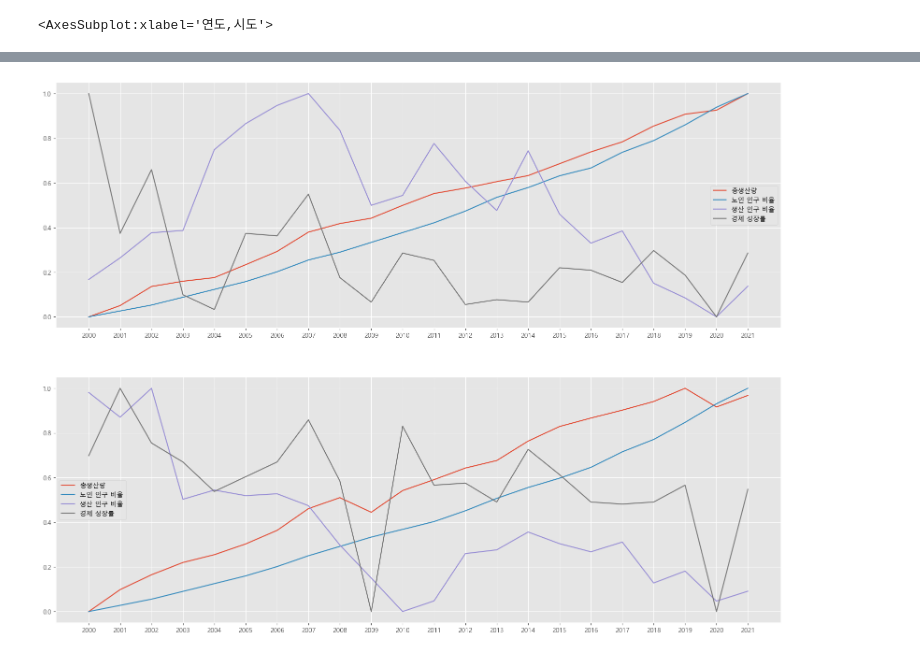
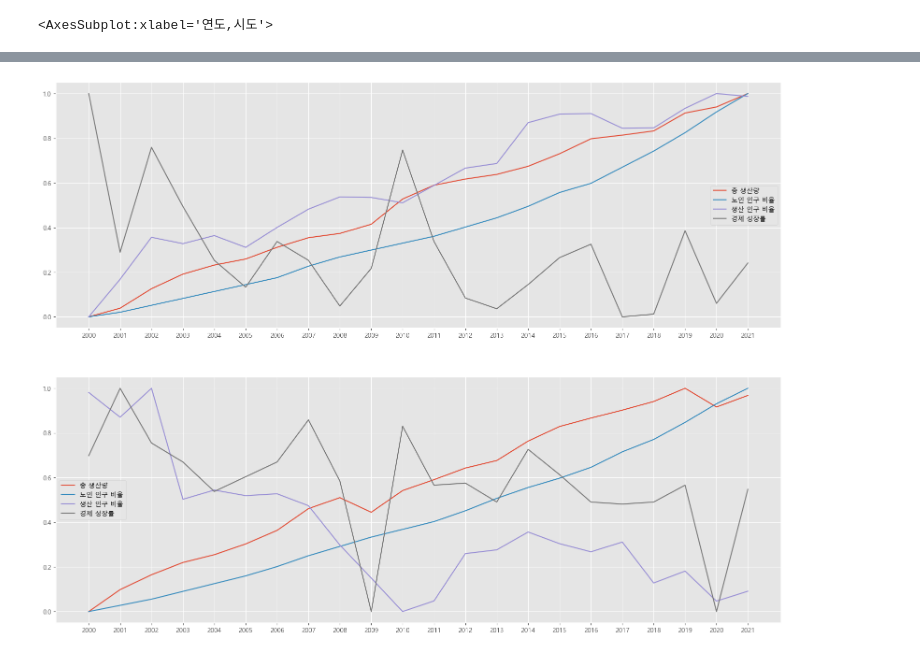
Before and after one commit to kim-myoungwoo/python_project, a Jupyter notebook: semi_project2.ipynb, the cells around one changed output, grey strips where cells are left out. Cells and saved outputs as stored; diff of their text form; code cells hidden in the pictures.

```diff
--- a/semi_project2.ipynb
+++ b/semi_project2.ipynb
@@ -270,6 +227,6 @@ final_grdp=normal_df(grdp1)
 # %%
-final_oldmen_per=normal_df(oldmen_per1)
+final_oldmen_per=oldmen_per1.apply(lambda x: (x - x.min() ) / (x.max() - x.min()))
 # %%
-final_eco_people_per=normal_df(eco_people_per)
+final_eco_people_per=eco_people_per.apply(lambda x: (x - x.min() ) / (x.max() - x.min()))
 # %%
-final_eco_g_per=normal_df(eco_g_per1)
+final_eco_g_per=eco_g_per1.apply(lambda x: (x - x.min() ) / (x.max() - x.min()))
@@ -301,4 +255,4 @@ MultiIndex([('2000', '서울특별시'),
             ('2021', '울산광역시')],
            length=154)
 # %%
-final1=pd.DataFrame(data=data, index=index, columns=['총 생산량'])
+final=pd.DataFrame(data=data, index=index, columns=['총 생산량'])
@@ -403,15 +363,15 @@ final.loc[:, :]
 # %%
 plt.style.use('ggplot')
 
 fig=plt.figure(figsize=(20,15))
 
 ax1=fig.add_subplot(2,1,1)
 ax2=fig.add_subplot(2,1,2)
 
-ax1.plot(final.xs('서울특별시', level=1).index,final.xs('서울특별시', level=1), label=final.columns )
+ax1.plot(final.xs('대전광역시', level=1).index,final.xs('대전광역시', level=1), label=final.columns )
 ax1.legend()
 ax2.plot(final.xs('부산광역시', level=1).index,final.xs('부산광역시', level=1),  label=final.columns)
 ax2.legend()
 plt.show()
 # %% [output]
-[figure, old version]
+[figure, new version]
```
Also changed, not shown: parts of 22 cells of this notebook, 2 other files.
